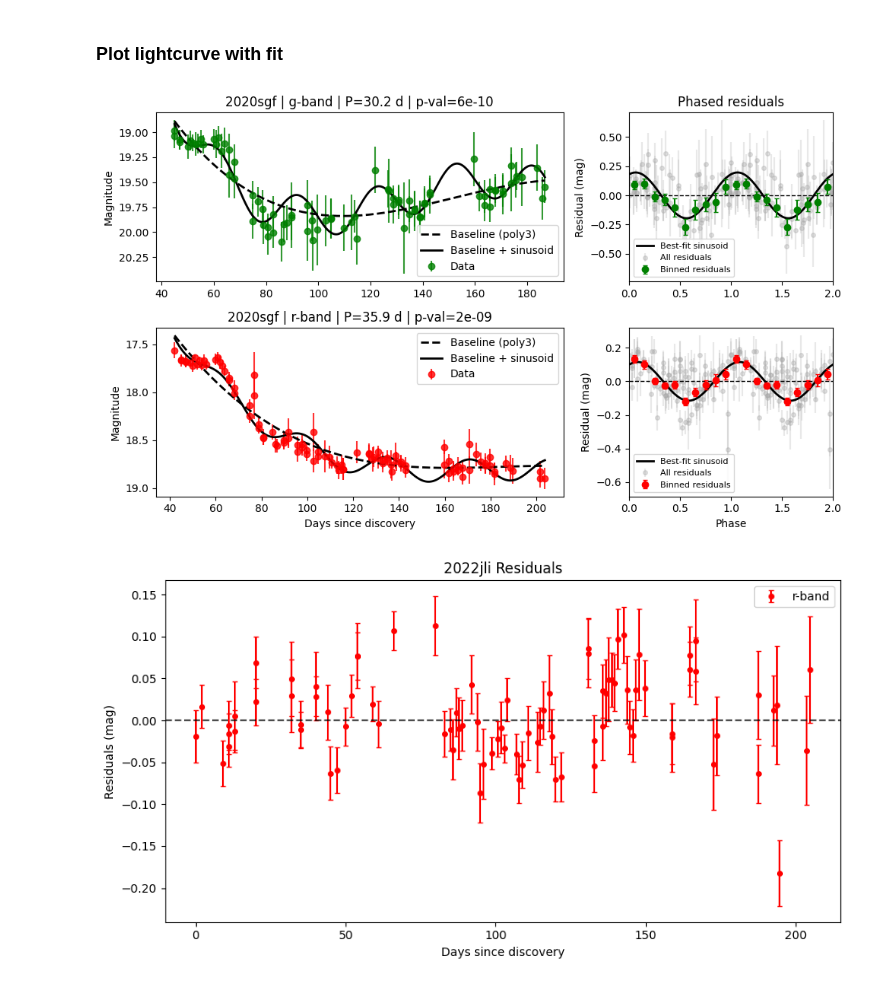
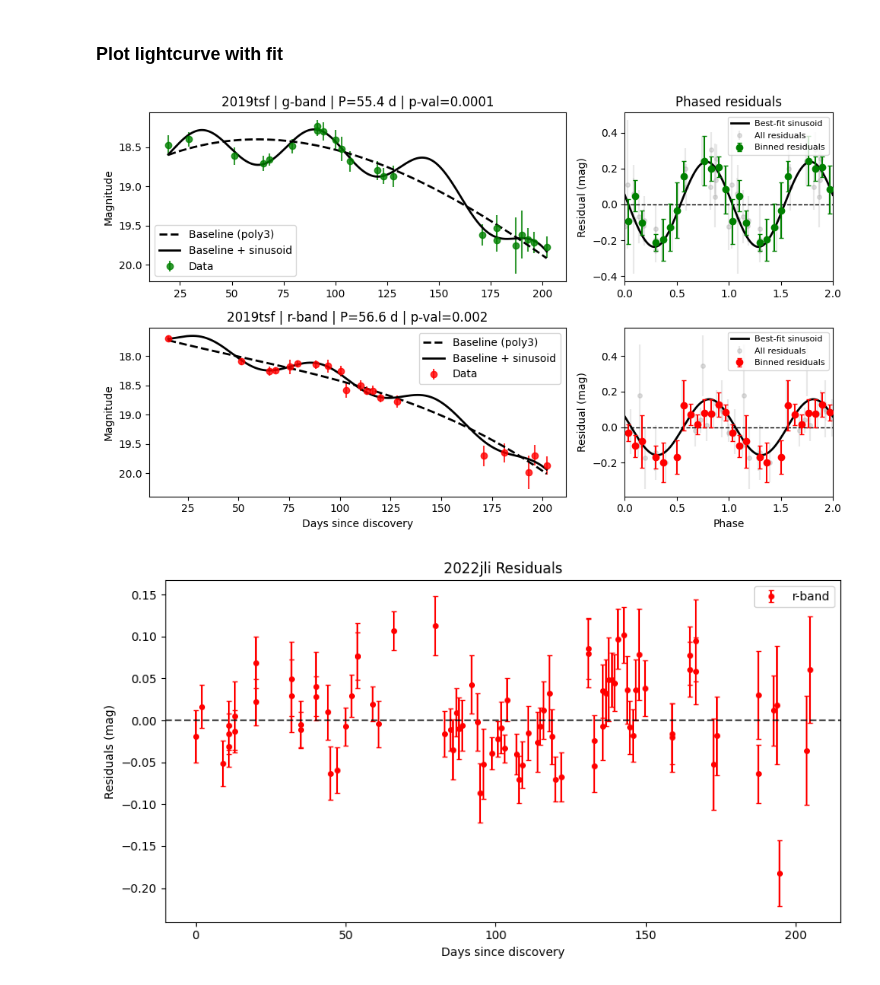
Before and after one commit to hoasaf3/sne_periodicity_search, a Jupyter notebook: periodicity_search.ipynb, the cells around one changed output. Cells and saved outputs as stored; diff of their text form; code cells hidden in the pictures.

```diff
--- a/periodicity_search.ipynb
+++ b/periodicity_search.ipynb
@@ -183,7 +169,7 @@ for entry in candidate_library:
     f_max = MAX_FREQ
 
     # Effective number of independent frequencies
-    M_i = max((f_max - f_min) * T, 0)
+    M_i = 2 * max((f_max - f_min) * T, 0)
 
     M_list.append(M_i)
 
@@ -592,36 +578,36 @@ def plot_with_phase(grouped_results, candidate_library, sn_name, method="poly3",
         # Plot best-fit sinusoid
         t_mean = np.mean(days)
         phase_model = np.linspace(0, 2, 1000)
         t_model = phase_model * period
         t_centered_model = t_model - t_mean
 
         omega = 2 * np.pi / period
         A = res["full_params"][-2]
         B = res["full_params"][-1]
         sin_model = (
             A * np.sin(omega * t_centered_model) +
             B * np.cos(omega * t_centered_model)
         )
         ax_phase.plot(phase_model, sin_model,
                     color='k', lw=2, label="Best-fit sinusoid")
 
         ax_phase.axhline(0, color='black', ls='--', lw=1)
         ax_phase.set_xlim(0, 2)
         ax_phase.set_ylabel("Residual (mag)")
         ax_phase.legend(fontsize=8)
 
     axes[-1, 0].set_xlabel("Days since discovery")
     axes[-1, 1].set_xlabel("Phase")
     axes[0, 1].set_title("Phased residuals")
 
     plt.tight_layout()
-    # plt.savefig('Figures/2019tsf_fit_phase.pdf', dpi=300, bbox_inches='tight')
+    plt.savefig('Figures/2019tsf_fit_phase.pdf', dpi=300, bbox_inches='tight')
     plt.show()
 
 
-plot_with_phase(grouped_results, candidate_library, '2020sgf', method="poly3")
+plot_with_phase(grouped_results, candidate_library, '2019tsf', method="poly3", n_phase_bins=30)
 # %% [output]
-[figure, old version]
+[figure, new version]
 # %%
 ''' plot 2022jli resids'''
 import numpy as np
```
Also changed, not shown: parts of 26 cells of this notebook.
